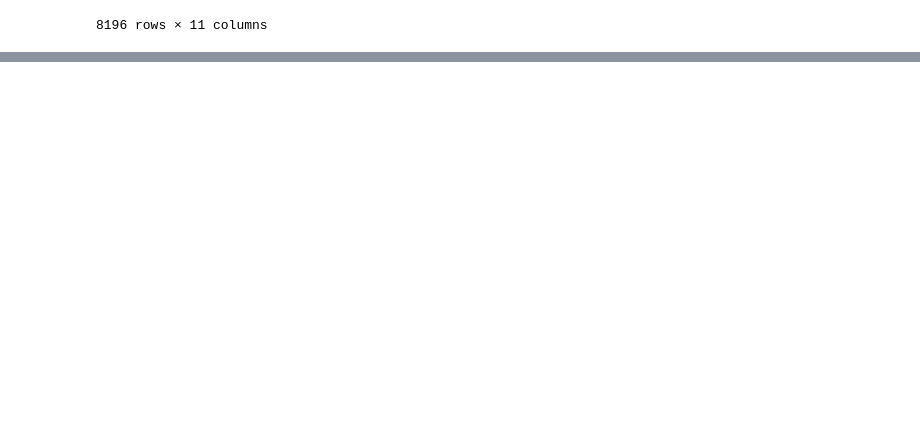
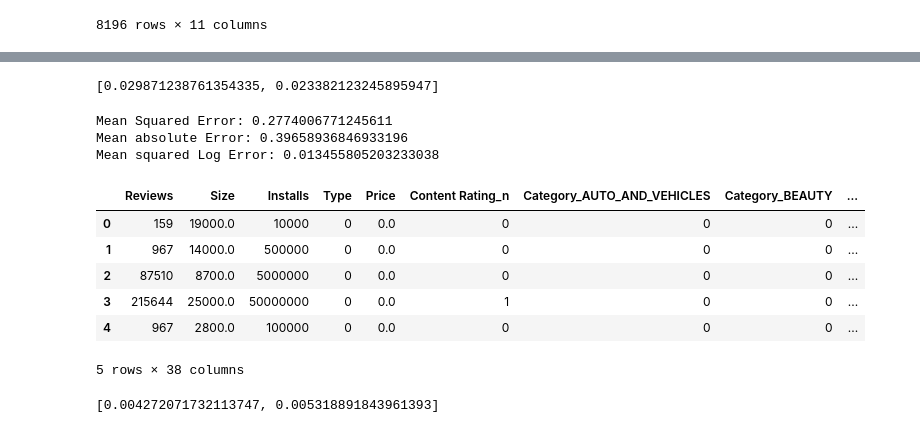
Before and after one commit to Sharat005/GooglePlaystoreAnalysis, a Jupyter notebook: PlaystoreAnalysis.ipynb, the cells around one changed output, grey strips where cells are left out. Saved outputs shown, nothing was run; the diff lists cells and outputs as text; code cells hidden in the pictures; blank space fills up the shorter version.

```diff
--- a/PlaystoreAnalysis.ipynb
+++ b/PlaystoreAnalysis.ipynb
@@ -361,7 +362,7 @@ data
 | 10840 | iHoroscope - 2018 Daily Horoscope... | LIFESTYLE | 4.5 | 398307 | 19000.0 | 10000000 | 0 | 0.0 | Lifestyle | 16 | ... |
 8196 rows × 11 columns
 # %%
-new_data = pd.get_dummies(data, columns=['Category'])
+new_data = pd.get_dummies(data, columns=['Category'], drop_first="True")
 # %%
 new_data.head()
 # %% [output]
@@ -375,10 +376,46 @@ new_data.head()
 # %%
 # Running linear regression on dummy variables
-X = new_data.drop(labels = ['App','Category_n','Rating','Genres','Size', 'Installs'],axis = 1)
+X = new_data.drop(labels = ['App','Category_n','Rating','Genres'],axis = 1)
 y = new_data.Rating
-X_train, X_test, y_train, y_test = train_test_split(X, y, test_size=0.25)
+X_train, X_test, y_train, y_test = train_test_split(X, y, train_size=0.75, test_size=0.25, random_state=0)
 # %%
 scaler = StandardScaler()
 scaler.fit(X_train)
 x_train_scaled = scaler.transform(X_train)
 x_test_scaled = scaler.transform(X_test)
+# %%
+model = linear_model.LinearRegression().fit(X = x_train_scaled, y = y_train)
+
+score_train = model.score(X = x_train_scaled, y = y_train) # R squared (training)
+score_val = model.score(X = x_test_scaled, y = y_test) # R squared (validation)
+Results = model.predict(x_test_scaled)
+print([score_train, score_val])
+# %% [output]
+[0.029871238761354335, 0.023382123245895947]
+# %%
+print ('Mean Squared Error: '+ str(metrics.mean_squared_error(y_test,Results)))
+print ('Mean absolute Error: '+ str(metrics.mean_absolute_error(y_test,Results)))
+print ('Mean squared Log Error: '+ str(metrics.mean_squared_log_error(y_test,Results)))
+# %% [output]
+Mean Squared Error: 0.2774006771245611
+Mean absolute Error: 0.39658936846933196
+Mean squared Log Error: 0.013455805203233038
+# %%
+X.head(5)
+# %% [output]
+|  | Reviews | Size | Installs | Type | Price | Content Rating_n | Category_AUTO_AND_VEHICLES | Category_BEAUTY | ... |
+| 0 | 159 | 19000.0 | 10000 | 0 | 0.0 | 0 | 0 | 0 | ... |
+| 1 | 967 | 14000.0 | 500000 | 0 | 0.0 | 0 | 0 | 0 | ... |
+| 2 | 87510 | 8700.0 | 5000000 | 0 | 0.0 | 0 | 0 | 0 | ... |
+| 3 | 215644 | 25000.0 | 50000000 | 0 | 0.0 | 1 | 0 | 0 | ... |
+| 4 | 967 | 2800.0 | 100000 | 0 | 0.0 | 0 | 0 | 0 | ... |
+5 rows × 38 columns
+# %%
+model = linear_model.LinearRegression().fit(X = x_train_scaled[:,[0,1,2]], y = y_train)
+
+score_train = model.score(X = x_train_scaled[:,[0,1,2]], y = y_train) # R squared (training)
+score_val = model.score(X = x_test_scaled[:,[0,1,2]], y = y_test) # R squared (validation)
+Results = model.predict(x_test_scaled[:,[0,1,2]])
+print([score_train, score_val])
+# %% [output]
+[0.004272071732113747, 0.005318891843961393]
```
Also changed, not shown: parts of 18 cells of this notebook.
